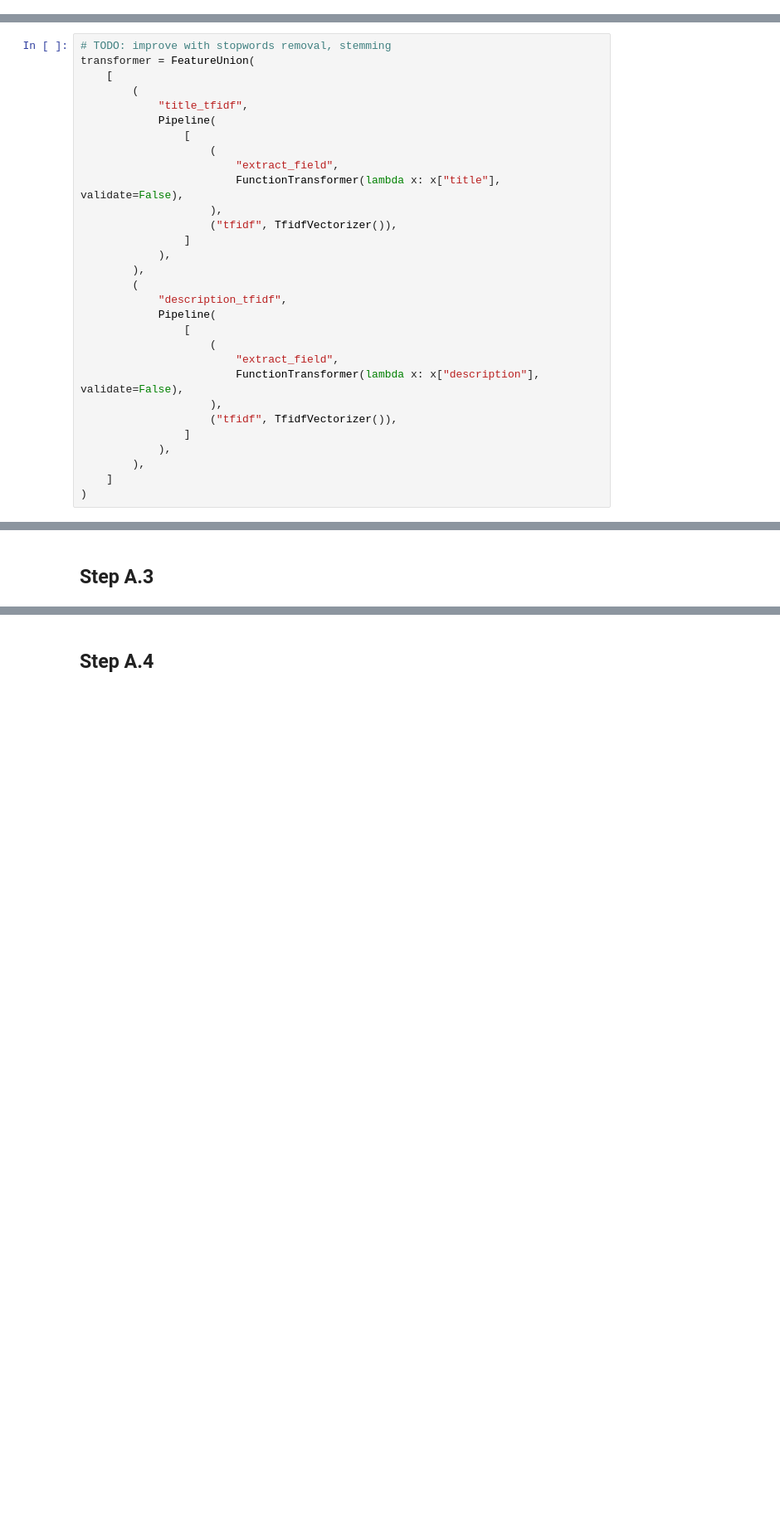
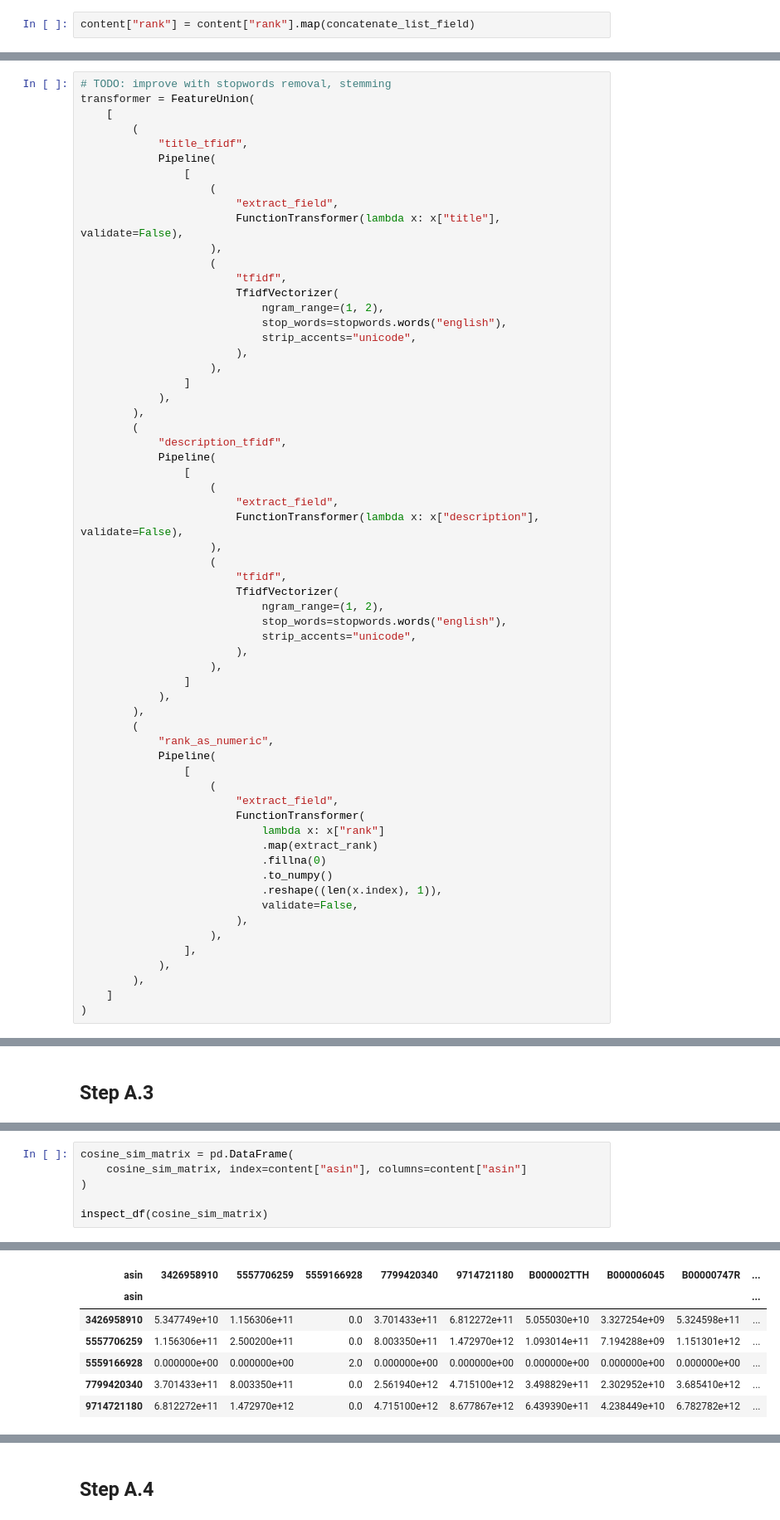
Before and after one commit to ilias-ant/recommender-systems, a Jupyter notebook: content-based-RS.ipynb, the cells around one changed output, grey strips where cells are left out. Shown at 83% size. Cells and saved outputs as stored; diff of their text form; blank space fills up the shorter version.

Commit message:
[feat]: completed content-based RS

```diff
--- a/content-based-RS.ipynb
+++ b/content-based-RS.ipynb
@@ -353,0 +391,2 @@ content["description"] = content["description"].map(concatenate_list_field)
+# %%
+content["rank"] = content["rank"].map(concatenate_list_field)
@@ -363,7 +425,14 @@ transformer = FeatureUnion(
                         "extract_field",
                         FunctionTransformer(lambda x: x["title"], validate=False),
                     ),
-                    ("tfidf", TfidfVectorizer()),
+                    (
+                        "tfidf",
+                        TfidfVectorizer(
+                            ngram_range=(1, 2),
+                            stop_words=stopwords.words("english"),
+                            strip_accents="unicode",
+                        ),
+                    ),
                 ]
             ),
         ),
@@ -375,8 +444,33 @@ transformer = FeatureUnion(
                         "extract_field",
                         FunctionTransformer(lambda x: x["description"], validate=False),
                     ),
-                    ("tfidf", TfidfVectorizer()),
+                    (
+                        "tfidf",
+                        TfidfVectorizer(
+                            ngram_range=(1, 2),
+                            stop_words=stopwords.words("english"),
+                            strip_accents="unicode",
+                        ),
+                    ),
                 ]
+            ),
+        ),
+        (
+            "rank_as_numeric",
+            Pipeline(
+                [
+                    (
+                        "extract_field",
+                        FunctionTransformer(
+                            lambda x: x["rank"]
+                            .map(extract_rank)
+                            .fillna(0)
+                            .to_numpy()
+                            .reshape((len(x.index), 1)),
+                            validate=False,
+                        ),
+                    ),
+                ],
             ),
         ),
     ]
@@ -421,0 +524,7 @@ cosine_sim_matrix.shape
+# %%
+cosine_sim_matrix = pd.DataFrame(
+    cosine_sim_matrix, index=content["asin"], columns=content["asin"]
+)
+
+inspect_df(cosine_sim_matrix)
+# %% [output]
@@ -422,3 +532,10 @@ cosine_sim_matrix.shape
+| asin | 3426958910 | 5557706259 | 5559166928 | 7799420340 | 9714721180 | B000002TTH | B000006045 | B00000747R | ... |
+| asin |  |  |  |  |  |  |  |  | ... |
+| 3426958910 | 5.347749e+10 | 1.156306e+11 | 0.0 | 3.701433e+11 | 6.812272e+11 | 5.055030e+10 | 3.327254e+09 | 5.324598e+11 | ... |
+| 5557706259 | 1.156306e+11 | 2.500200e+11 | 0.0 | 8.003350e+11 | 1.472970e+12 | 1.093014e+11 | 7.194288e+09 | 1.151301e+12 | ... |
+| 5559166928 | 0.000000e+00 | 0.000000e+00 | 2.0 | 0.000000e+00 | 0.000000e+00 | 0.000000e+00 | 0.000000e+00 | 0.000000e+00 | ... |
+| 7799420340 | 3.701433e+11 | 8.003350e+11 | 0.0 | 2.561940e+12 | 4.715100e+12 | 3.498829e+11 | 2.302952e+10 | 3.685410e+12 | ... |
+| 9714721180 | 6.812272e+11 | 1.472970e+12 | 0.0 | 4.715100e+12 | 8.677867e+12 | 6.439390e+11 | 4.238449e+10 | 6.782782e+12 | ... |
 # %%
 jaccard_sim_matrix = 1 - pairwise_distances(transformed_content, metric="jaccard")
 
```
Also changed, not shown: parts of 53 cells of this notebook, 3 other files.
